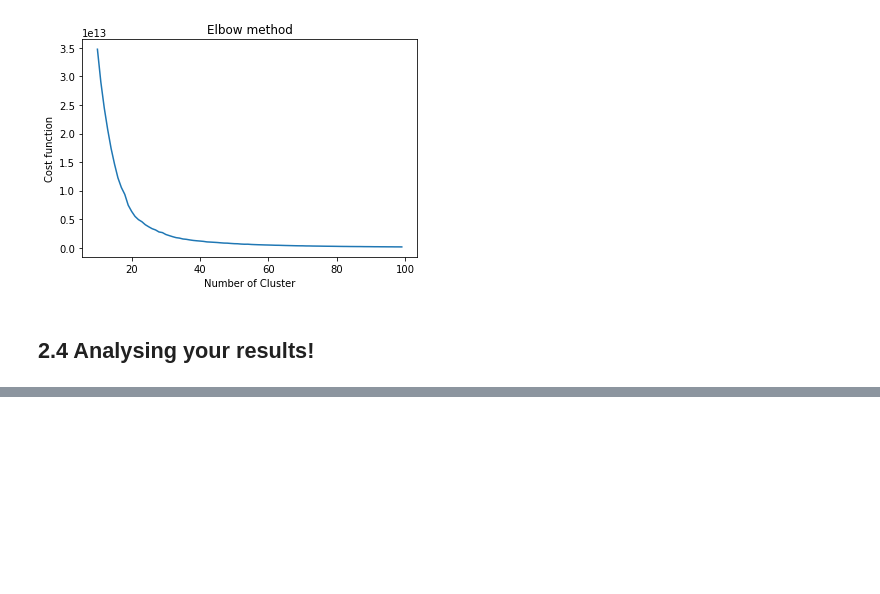
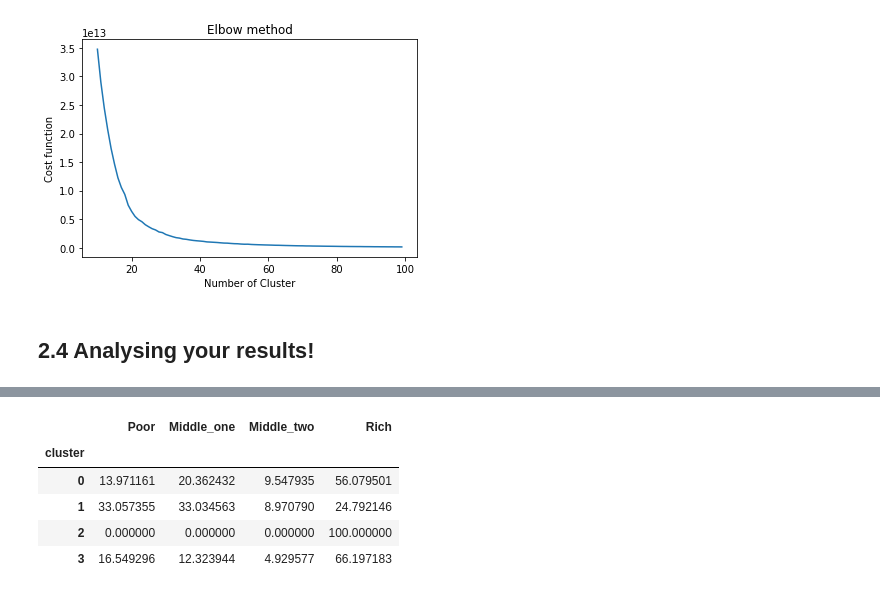
Before and after one commit to PaoloBarba/ADM_HW4, a Jupyter notebook: 2. Grouping customers together!.ipynb, the cells around one changed output, grey strips where cells are left out. Drawn from its saved outputs; the diff is of its cells as text; code cells hidden in the pictures; blank space fills up the shorter version.

```diff
--- a/2. Grouping customers together!.ipynb
+++ b/2. Grouping customers together!.ipynb
@@ -325,0 +364,16 @@ data['cluster'] = model.fit_predict(data)
+# %%
+pivot["Female"] = df.groupby("cluster")["Gender"].apply( lambda x : (x =="F").sum() / ( ( x == "F").sum() +  ( x == "M").sum() ) * 100 )
+pivot["Male"]   = df.groupby("cluster")["Gender"].apply( lambda x : (x =="M").sum() / ( ( x == "F").sum() +  ( x == "M").sum() ) * 100 )
+# %%
+pivot["Important_custumer"]       = df.groupby("cluster")["Important_custumer"].apply( lambda x : (x == True).sum() / ( ( x == False).sum() +  ( x == True).sum() ) * 100 )
+pivot["NOT_Important_custumer"]   = df.groupby("cluster")["Important_custumer"].apply( lambda x : (x == False).sum() / ( ( x == False).sum() +  ( x == True).sum() ) * 100 )
+# %%
+pivot["Poor"] = df.groupby("cluster")["Average_amount"].apply( lambda x : (x == 1).sum() / x.count() * 100 )
+pivot["Middle_one"] = df.groupby("cluster")["Average_amount"].apply( lambda x : (x == 2).sum() / x.count() * 100 )
+pivot["Middle_two"] = df.groupby("cluster")["Average_amount"].apply( lambda x : (x == 3).sum() / x.count() * 100 )
+pivot["Rich"] = df.groupby("cluster")["Average_amount"].apply( lambda x : (x == 4).sum() / x.count() * 100 )
+# %%
+pivot["Few_transaction"] = df.groupby("cluster")["Number_of_Transaction"].apply( lambda x : (x == 1).sum() / x.count() * 100 )
+pivot["Some_transaction"] = df.groupby("cluster")["Number_of_Transaction"].apply( lambda x : (x == 2).sum() / x.count() * 100 )
+pivot["Many_transaction"] = df.groupby("cluster")["Number_of_Transaction"].apply( lambda x : (x == 3).sum() / x.count() * 100 )
+pivot["A_lot_of_transaction"] = df.groupby("cluster")["Number_of_Transaction"].apply( lambda x : (x == 4).sum() / x.count() * 100 )
@@ -325,0 +398,9 @@ data['cluster'] = model.fit_predict(data)
+# %%
+pivot[["Poor","Middle_one","Middle_two","Rich"]]
+# %% [output]
+|  | Poor | Middle_one | Middle_two | Rich |
+| cluster |  |  |  |  |
+| 0 | 13.971161 | 20.362432 | 9.547935 | 56.079501 |
+| 1 | 33.057355 | 33.034563 | 8.970790 | 24.792146 |
+| 2 | 0.000000 | 0.000000 | 0.000000 | 100.000000 |
+| 3 | 16.549296 | 12.323944 | 4.929577 | 66.197183 |
```
Also changed, not shown: parts of 18 cells of this notebook, 4 other files.
